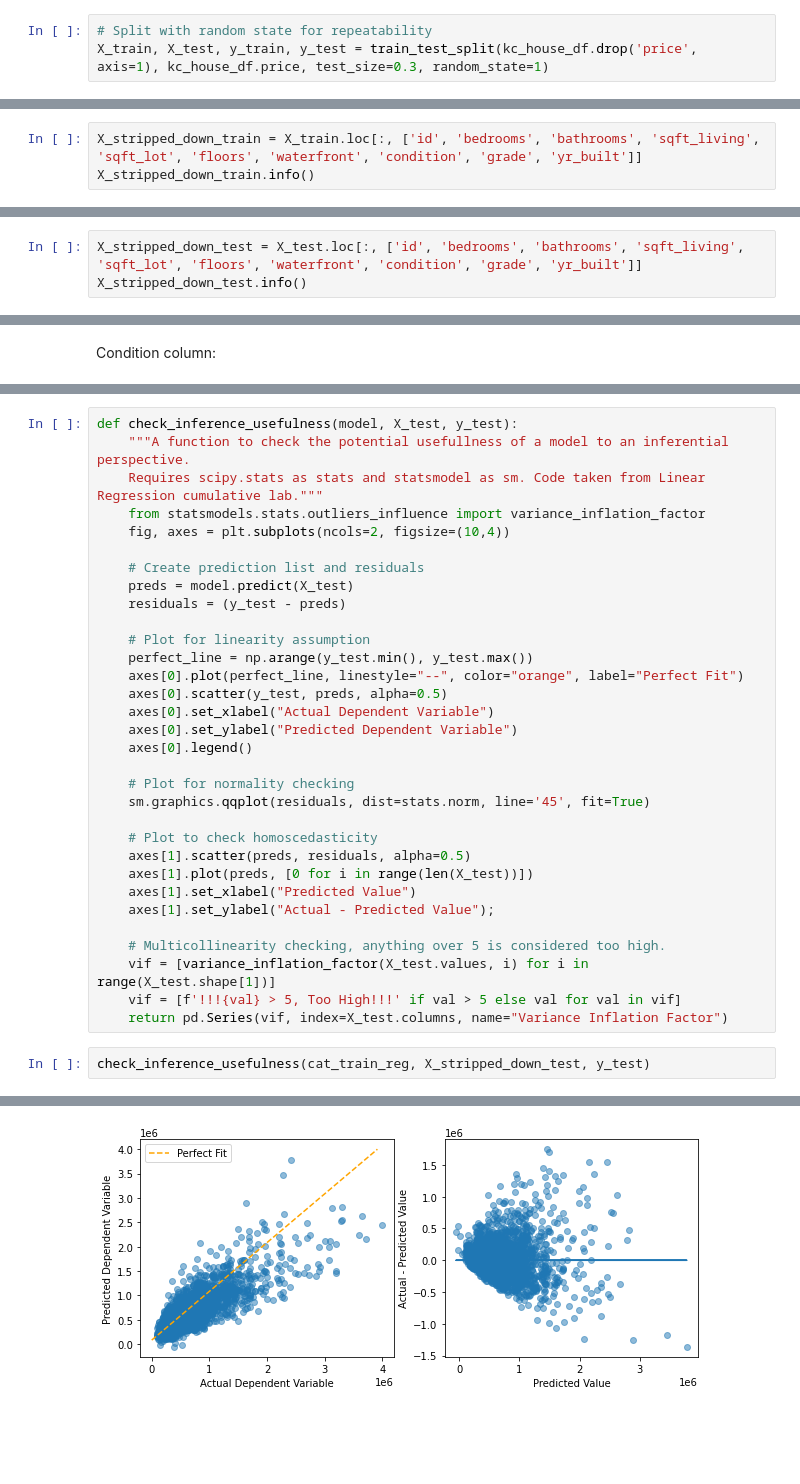
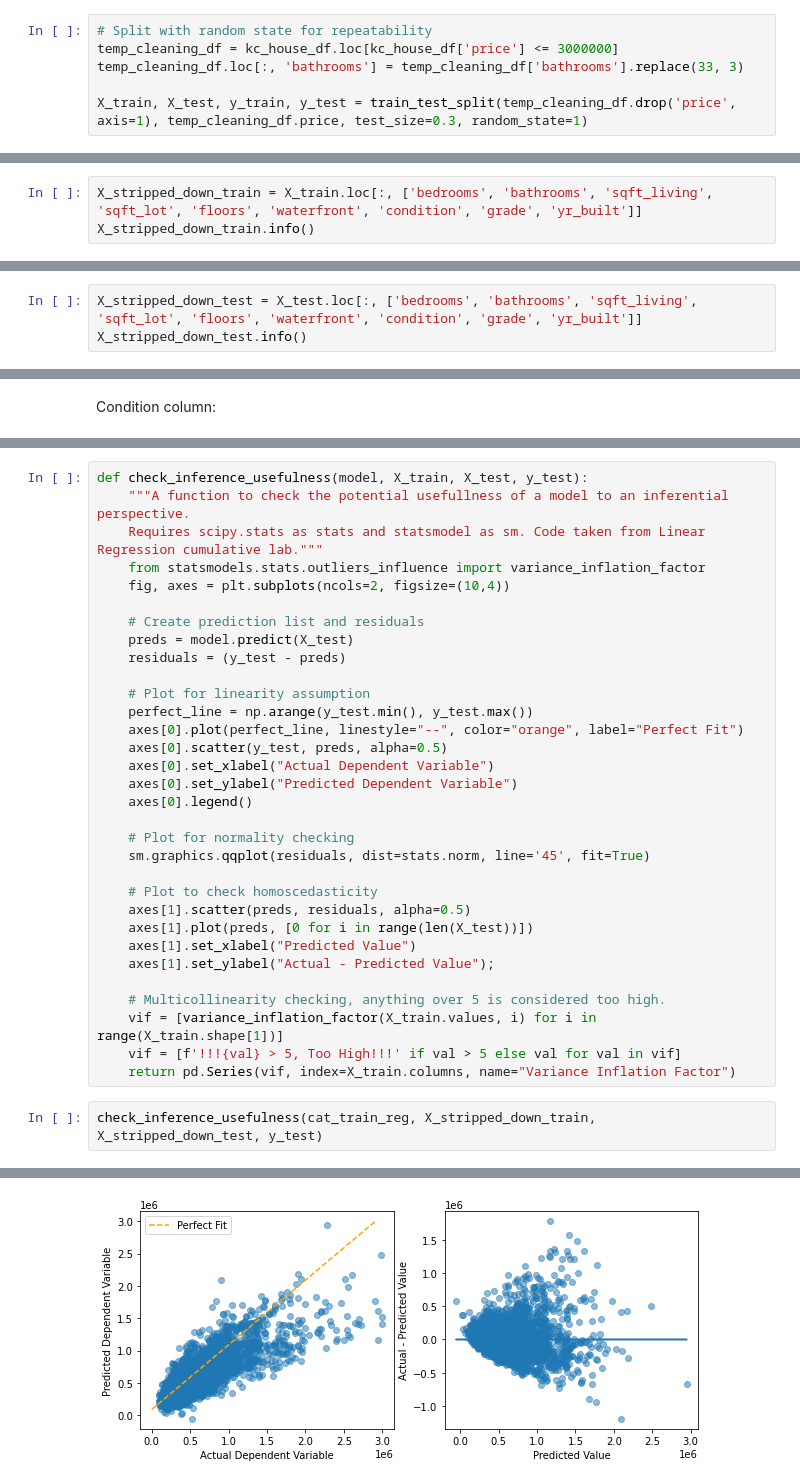
Before and after one commit to UpGoerFive/King-County-Project, a Jupyter notebook: Nathaniel.ipynb, the cells around one changed output, grey strips where cells are left out. Drawn from its saved outputs; the diff is of its cells as text; blank space fills up the shorter version.

Commit message:
more changes to inferential model

```diff
--- a/Nathaniel.ipynb
+++ b/Nathaniel.ipynb
@@ -239,4 +230,7 @@ Log transforms appear to have made things worse in this case, likely not worth p
 ## Train Test Split Versions
 # %%
 # Split with random state for repeatability
-X_train, X_test, y_train, y_test = train_test_split(kc_house_df.drop('price', axis=1), kc_house_df.price, test_size=0.3, random_state=1)
+temp_cleaning_df = kc_house_df.loc[kc_house_df['price'] <= 3000000]
+temp_cleaning_df.loc[:, 'bathrooms'] = temp_cleaning_df['bathrooms'].replace(33, 3)
+
+X_train, X_test, y_train, y_test = train_test_split(temp_cleaning_df.drop('price', axis=1), temp_cleaning_df.price, test_size=0.3, random_state=1)
@@ -271,7 +279,7 @@ Coefficients: [ 3.09252352e+02  6.78876981e+04 -7.09599994e+04 -3.03151078e-01
 # %% [markdown]
 ##### Multiple Regression: categorical data cleaned and encoded.
 # %%
-X_stripped_down_train = X_train.loc[:, ['id', 'bedrooms', 'bathrooms', 'sqft_living', 'sqft_lot', 'floors', 'waterfront', 'condition', 'grade', 'yr_built']]
+X_stripped_down_train = X_train.loc[:, ['bedrooms', 'bathrooms', 'sqft_living', 'sqft_lot', 'floors', 'waterfront', 'condition', 'grade', 'yr_built']]
 X_stripped_down_train.info()
 # %% [output]
 <class 'pandas.core.frame.DataFrame'>
@@ -408,7 +417,7 @@ Coefficients: [-9.34831828e-07 -2.94287708e+04  5.57039035e+04  1.48185789e+02
 
 The last regression had the highest R squared score out of all, time to test it. WE need to apply the same cleaning and feature cleanup to the test data first.
 # %%
-X_stripped_down_test = X_test.loc[:, ['id', 'bedrooms', 'bathrooms', 'sqft_living', 'sqft_lot', 'floors', 'waterfront', 'condition', 'grade', 'yr_built']]
+X_stripped_down_test = X_test.loc[:, ['bedrooms', 'bathrooms', 'sqft_living', 'sqft_lot', 'floors', 'waterfront', 'condition', 'grade', 'yr_built']]
 X_stripped_down_test.info()
 # %% [output]
 <class 'pandas.core.frame.DataFrame'>
@@ -574,5 +586,5 @@ ax.set_ylabel("Actual - Predicted Value");
 # %%
-def check_inference_usefulness(model, X_test, y_test):
+def check_inference_usefulness(model, X_train, X_test, y_test):
     """A function to check the potential usefullness of a model to an inferential perspective.
     Requires scipy.stats as stats and statsmodel as sm. Code taken from Linear Regression cumulative lab."""
     from statsmodels.stats.outliers_influence import variance_inflation_factor
@@ -600,9 +612,9 @@ def check_inference_usefulness(model, X_test, y_test):
     axes[1].set_ylabel("Actual - Predicted Value");
 
     # Multicollinearity checking, anything over 5 is considered too high.
-    vif = [variance_inflation_factor(X_test.values, i) for i in range(X_test.shape[1])]
+    vif = [variance_inflation_factor(X_train.values, i) for i in range(X_train.shape[1])]
     vif = [f'!!!{val} > 5, Too High!!!' if val > 5 else val for val in vif]
-    return pd.Series(vif, index=X_test.columns, name="Variance Inflation Factor")
+    return pd.Series(vif, index=X_train.columns, name="Variance Inflation Factor")
 # %%
-check_inference_usefulness(cat_train_reg, X_stripped_down_test, y_test)
+check_inference_usefulness(cat_train_reg, X_stripped_down_train, X_stripped_down_test, y_test)
 # %% [output]
@@ -625,2 +637,2 @@ Condition: Very Good                                  1.08141
 Name: Variance Inflation Factor, dtype: object
-[figure, old version]
+[figure, new version]
```
Also changed, not shown: parts of 38 cells of this notebook.
